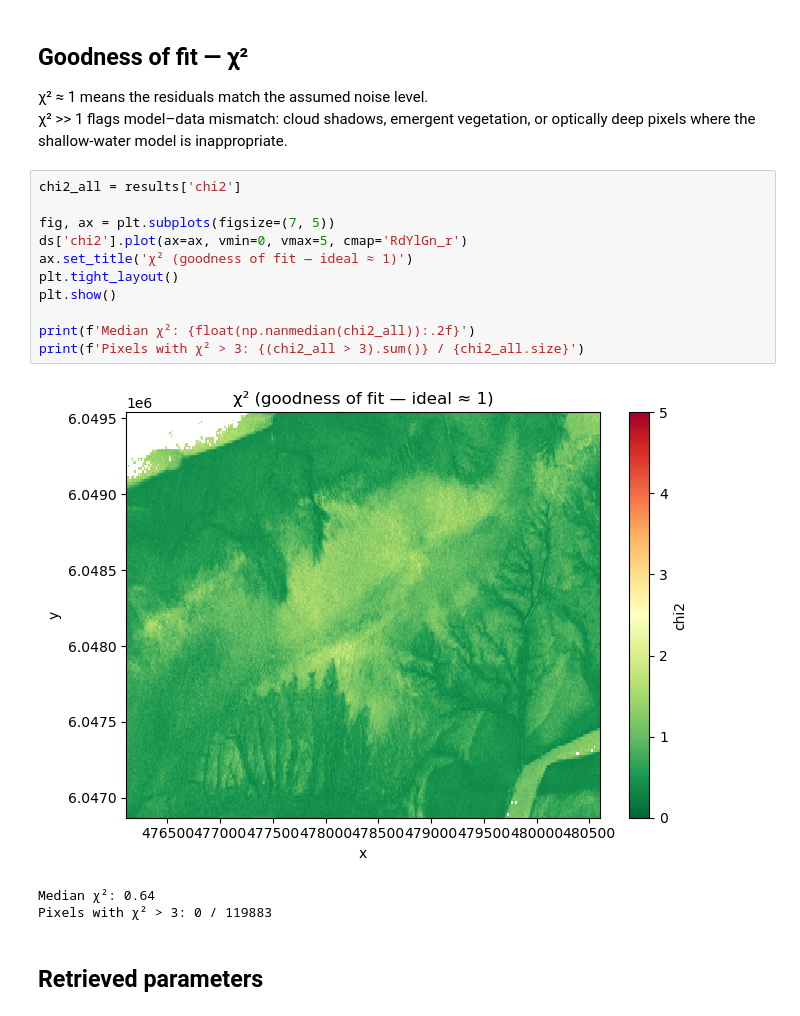
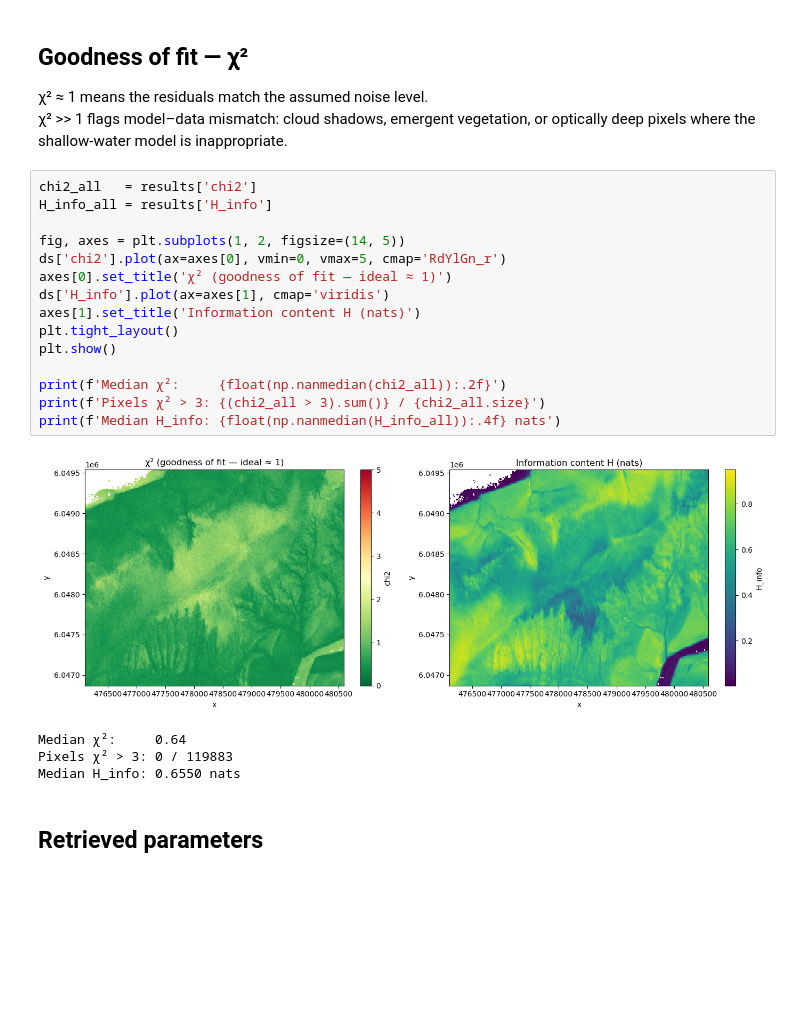
Before and after one commit to CMLandOcean/bio_optics, a Jupyter notebook: notebooks/07_OE_image_inversion_dask.ipynb, the cells around one changed output. Drawn from its saved outputs; the diff is of its cells as text; blank space fills up the shorter version.

```diff
--- a/notebooks/07_OE_image_inversion_dask.ipynb
+++ b/notebooks/07_OE_image_inversion_dask.ipynb
@@ -271,20 +276,25 @@ Data variables:
 χ² >> 1 flags model–data mismatch: cloud shadows, emergent vegetation, or
 optically deep pixels where the shallow-water model is inappropriate.
 # %%
-chi2_all = results['chi2']
+chi2_all   = results['chi2']
+H_info_all = results['H_info']
 
-fig, ax = plt.subplots(figsize=(7, 5))
-ds['chi2'].plot(ax=ax, vmin=0, vmax=5, cmap='RdYlGn_r')
-ax.set_title('χ² (goodness of fit — ideal ≈ 1)')
+fig, axes = plt.subplots(1, 2, figsize=(14, 5))
+ds['chi2'].plot(ax=axes[0], vmin=0, vmax=5, cmap='RdYlGn_r')
+axes[0].set_title('χ² (goodness of fit — ideal ≈ 1)')
+ds['H_info'].plot(ax=axes[1], cmap='viridis')
+axes[1].set_title('Information content H (nats)')
 plt.tight_layout()
 plt.show()
 
-print(f'Median χ²: {float(np.nanmedian(chi2_all)):.2f}')
-print(f'Pixels with χ² > 3: {(chi2_all > 3).sum()} / {chi2_all.size}')
+print(f'Median χ²:     {float(np.nanmedian(chi2_all)):.2f}')
+print(f'Pixels χ² > 3: {(chi2_all > 3).sum()} / {chi2_all.size}')
+print(f'Median H_info: {float(np.nanmedian(H_info_all)):.4f} nats')
 # %% [output]
-[figure, old version]
+[figure, new version]
-Median χ²: 0.64
-Pixels with χ² > 3: 0 / 119883
+Median χ²:     0.64
+Pixels χ² > 3: 0 / 119883
+Median H_info: 0.6550 nats
 # %% [markdown]
 ## Retrieved parameters
 # %%
```
Also changed, not shown: parts of 3 cells of this notebook, 13 other files.
